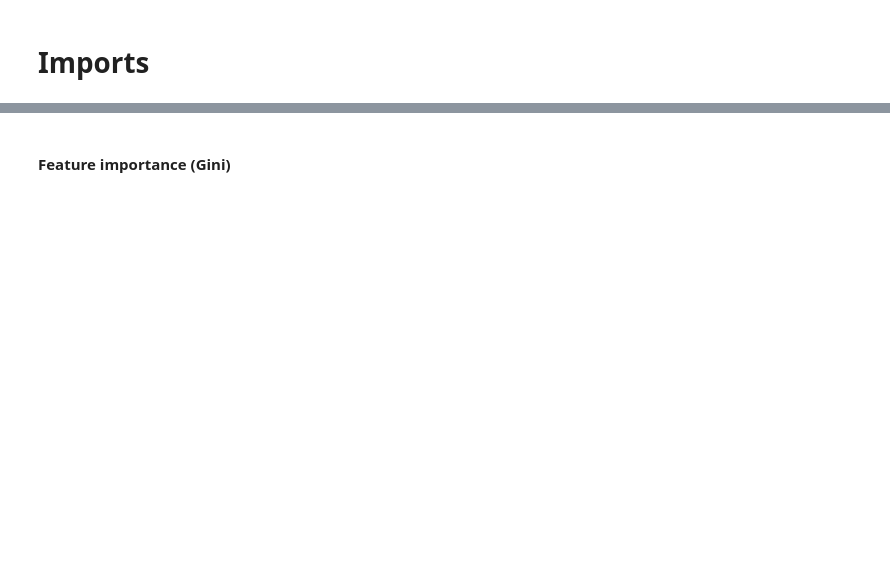
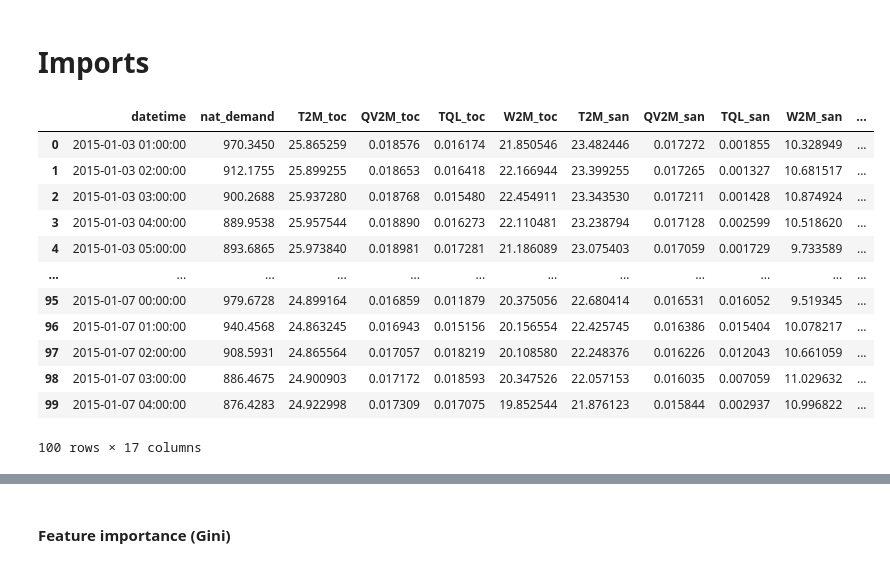
Before and after one commit to kausnz/panama-electricity-load-forecast, a Jupyter notebook: notebook.ipynb, the cells around one changed output, grey strips where cells are left out. Saved outputs shown, nothing was run; the diff lists cells and outputs as text; code cells hidden in the pictures; blank space fills up the shorter version.

```diff
--- a/notebook.ipynb
+++ b/notebook.ipynb
@@ -26,3 +35,17 @@ df_forecast_pre_dispatch = pd.read_csv(data_file)
 # %%
 # This dataset contains the feature variables and dependent variable datetime.
-df
+df[:100]
+# %% [output]
+|  | datetime | nat_demand | T2M_toc | QV2M_toc | TQL_toc | W2M_toc | T2M_san | QV2M_san | TQL_san | W2M_san | ... |
+| 0 | 2015-01-03 01:00:00 | 970.3450 | 25.865259 | 0.018576 | 0.016174 | 21.850546 | 23.482446 | 0.017272 | 0.001855 | 10.328949 | ... |
+| 1 | 2015-01-03 02:00:00 | 912.1755 | 25.899255 | 0.018653 | 0.016418 | 22.166944 | 23.399255 | 0.017265 | 0.001327 | 10.681517 | ... |
+| 2 | 2015-01-03 03:00:00 | 900.2688 | 25.937280 | 0.018768 | 0.015480 | 22.454911 | 23.343530 | 0.017211 | 0.001428 | 10.874924 | ... |
+| 3 | 2015-01-03 04:00:00 | 889.9538 | 25.957544 | 0.018890 | 0.016273 | 22.110481 | 23.238794 | 0.017128 | 0.002599 | 10.518620 | ... |
+| 4 | 2015-01-03 05:00:00 | 893.6865 | 25.973840 | 0.018981 | 0.017281 | 21.186089 | 23.075403 | 0.017059 | 0.001729 | 9.733589 | ... |
+| ... | ... | ... | ... | ... | ... | ... | ... | ... | ... | ... | ... |
+| 95 | 2015-01-07 00:00:00 | 979.6728 | 24.899164 | 0.016859 | 0.011879 | 20.375056 | 22.680414 | 0.016531 | 0.016052 | 9.519345 | ... |
+| 96 | 2015-01-07 01:00:00 | 940.4568 | 24.863245 | 0.016943 | 0.015156 | 20.156554 | 22.425745 | 0.016386 | 0.015404 | 10.078217 | ... |
+| 97 | 2015-01-07 02:00:00 | 908.5931 | 24.865564 | 0.017057 | 0.018219 | 20.108580 | 22.248376 | 0.016226 | 0.012043 | 10.661059 | ... |
+| 98 | 2015-01-07 03:00:00 | 886.4675 | 24.900903 | 0.017172 | 0.018593 | 20.347526 | 22.057153 | 0.016035 | 0.007059 | 11.029632 | ... |
+| 99 | 2015-01-07 04:00:00 | 876.4283 | 24.922998 | 0.017309 | 0.017075 | 19.852544 | 21.876123 | 0.015844 | 0.002937 | 10.996822 | ... |
+100 rows × 17 columns
```
Also changed, not shown: parts of 64 cells of this notebook, 4 other files.
